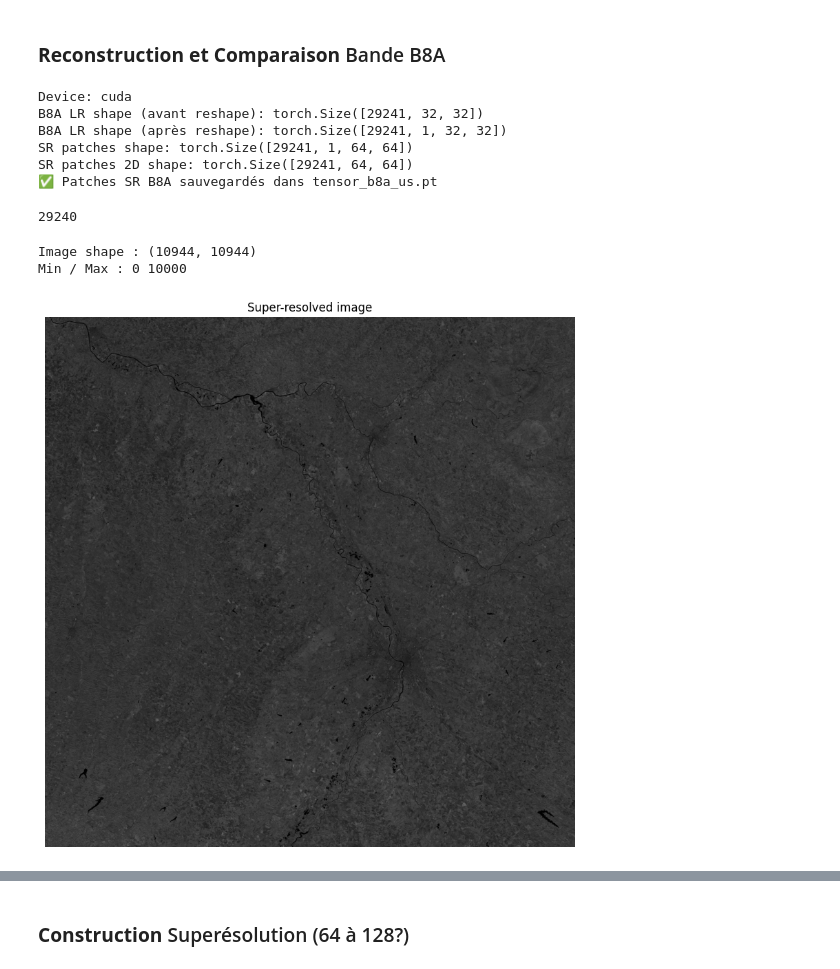
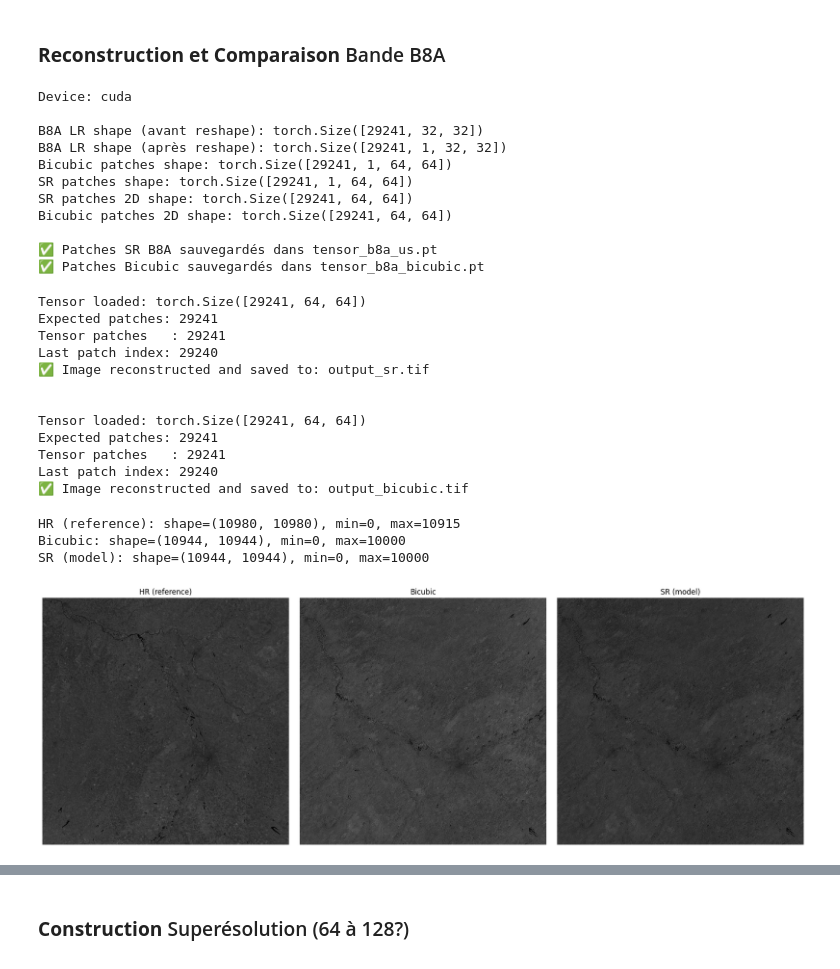
Before and after one commit to Raphael-Pellure/PY-Super-Resolution, a Jupyter notebook: Notebook_Final.ipynb, the cells around one changed output, grey strips where cells are left out. Saved outputs shown, nothing was run; the diff lists cells and outputs as text; code cells hidden in the pictures.

Commit message:
Superposition - Reconstitution - Comparaison
Superposition de HR - Bicubic - Model
Reconstitution fait n'imp
Comparaison des images reconstituées pas top top

```diff
--- a/Notebook_Final.ipynb
+++ b/Notebook_Final.ipynb
@@ -542,15 +543,16 @@ plt.show()
 ### **Reconstruction et Comparaison** Bande B8A
 # %%
 import torch
+import torch.nn.functional as F
 from torch.utils.data import DataLoader, TensorDataset
 
 device = "cuda" if torch.cuda.is_available() else "cpu"
-print("Device:", device)
+print("Device:", device, "\n")
 
 model = model.to(device)
 model.eval()
 
-# 1) Charger TOUS les patchs B8A basse résolution ou B8 ds ???
+# 1) Charger TOUS les patchs B8A basse résolution
 b8a_lr = torch.load("tensor_b8a.pt")
 print("B8A LR shape (avant reshape):", b8a_lr.shape)
 
@@ -567,6 +569,10 @@ if b8a_lr.max() > 1.5:
 b8a_lr = b8a_lr.clamp(0.0, 1.0)
 print("B8A LR shape (après reshape):", b8a_lr.shape)
 
+# Créer un tenseur bicubique
+bicubic_patches = F.interpolate(b8a_lr, scale_factor=2, mode='bicubic', align_corners=False)
+bicubic_patches = bicubic_patches.clamp(0.0, 1.0)
+print("Bicubic patches shape:", bicubic_patches.shape)
 
 # 3) DataLoader pour passer tous les patchs dans le modèle
 batch_size = 256
@@ -585,41 +591,77 @@ sr_patches = torch.cat(sr_patches, dim=0)          # (N,1,64,64)
 print("SR patches shape:", sr_patches.shape)
 
 # 4) Revenir à une échelle type Sentinel-2 (int16 0..10000) pour le GeoTIFF
-sr_rescaled = (sr_patches * 10000.0).round().short().squeeze(1)   # (N,64,64)
+sr_rescaled = (sr_patches * 10000.0).round().short().squeeze(1)      # (N,64,64)
+bicubic_rescaled = (bicubic_patches * 10000.0).round().short().squeeze(1)  # (N,64,64)
+
 print("SR patches 2D shape:", sr_rescaled.shape)
+print("Bicubic patches 2D shape:", bicubic_rescaled.shape, "\n")
 
 # 5) Sauvegarde pour reconstruct_image.py
 torch.save(sr_rescaled, "tensor_b8a_us.pt")
+torch.save(bicubic_rescaled, "tensor_b8a_bicubic.pt")
 print("✅ Patches SR B8A sauvegardés dans tensor_b8a_us.pt")
+print("✅ Patches Bicubic sauvegardés dans tensor_b8a_bicubic.pt")
 # %% [output]
 Device: cuda
+
 B8A LR shape (avant reshape): torch.Size([29241, 32, 32])
 B8A LR shape (après reshape): torch.Size([29241, 1, 32, 32])
+Bicubic patches shape: torch.Size([29241, 1, 64, 64])
 SR patches shape: torch.Size([29241, 1, 64, 64])
 SR patches 2D shape: torch.Size([29241, 64, 64])
+Bicubic patches 2D shape: torch.Size([29241, 64, 64])
+
 ✅ Patches SR B8A sauvegardés dans tensor_b8a_us.pt
+✅ Patches Bicubic sauvegardés dans tensor_b8a_bicubic.pt
 # %%
-%run reconstruct_image.py
+!python3 reconstruct_image_v2.py tensor_b8a_us.pt output_sr.tif
+print("\n")
+!python3 reconstruct_image_v2.py tensor_b8a_bicubic.pt output_bicubic.tif
 # %% [output]
-29240
+Tensor loaded: torch.Size([29241, 64, 64])
+Expected patches: 29241
+Tensor patches   : 29241
+Last patch index: 29240
+✅ Image reconstructed and saved to: output_sr.tif
+
+
+Tensor loaded: torch.Size([29241, 64, 64])
+Expected patches: 29241
+Tensor patches   : 29241
+Last patch index: 29240
+✅ Image reconstructed and saved to: output_bicubic.tif
 # %%
 import rasterio
 import matplotlib.pyplot as plt
 
-tif_path = "test_us.tif"   # ou "B8A_superres_model.tif"
+# Chemins des trois images
+tif_paths = {
+    "HR (reference)": "SENTINEL2X_20181015-000000-000_L3A_T31TCJ_D_V1-1_FRC_B8.tif",  # haute résolution
+    "Bicubic": "output_bicubic.tif",
+    "SR (model)": "output_sr.tif"
+}
 
-with rasterio.open(tif_path) as src:
-    img = src.read(1)   # lire la 1ère (et seule) bande
-    print("Image shape :", img.shape)
-    print("Min / Max :", img.min(), img.max())
+# Créer la figure
+plt.figure(figsize=(18, 6))
 
-plt.figure(figsize=(10, 10))
-plt.imshow(img, cmap='gray')
-plt.title("Super-resolved image")
-plt.axis("off")
+for i, (title, path) in enumerate(tif_paths.items(), 1):
+    # Lire l'image
+    with rasterio.open(path) as src:
+        img = src.read(1)  # lire la première bande
+
+    # Affichage
+    plt.subplot(1, 3, i)
+    plt.imshow(img, cmap="gray")
+    plt.title(title)
+    plt.axis("off")
+    print(f"{title}: shape={img.shape}, min={img.min()}, max={img.max()}")
+
+plt.tight_layout()
 plt.show()
 # %% [output]
-Image shape : (10944, 10944)
-Min / Max : 0 10000
+HR (reference): shape=(10980, 10980), min=0, max=10915
+Bicubic: shape=(10944, 10944), min=0, max=10000
+SR (model): shape=(10944, 10944), min=0, max=10000
-[figure, old version]
+[figure, new version]
 # %%
```
Also changed, not shown: parts of 9 cells of this notebook.
